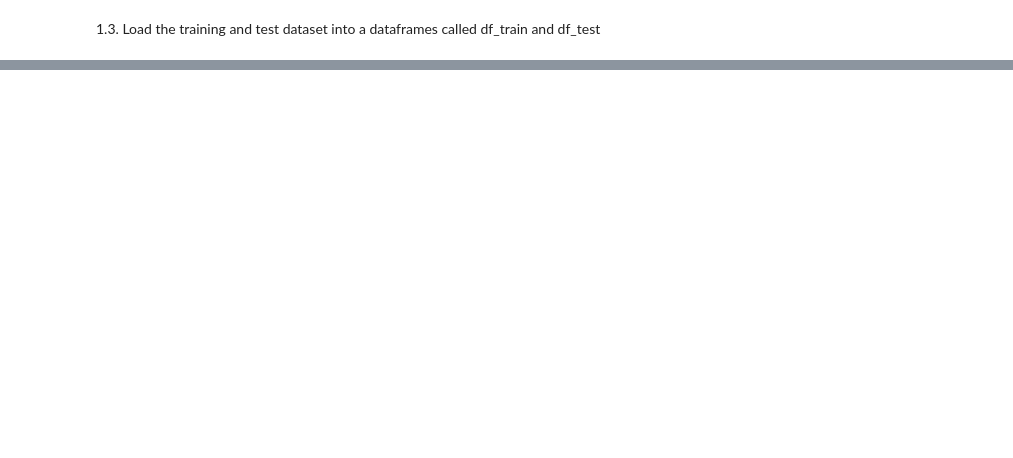
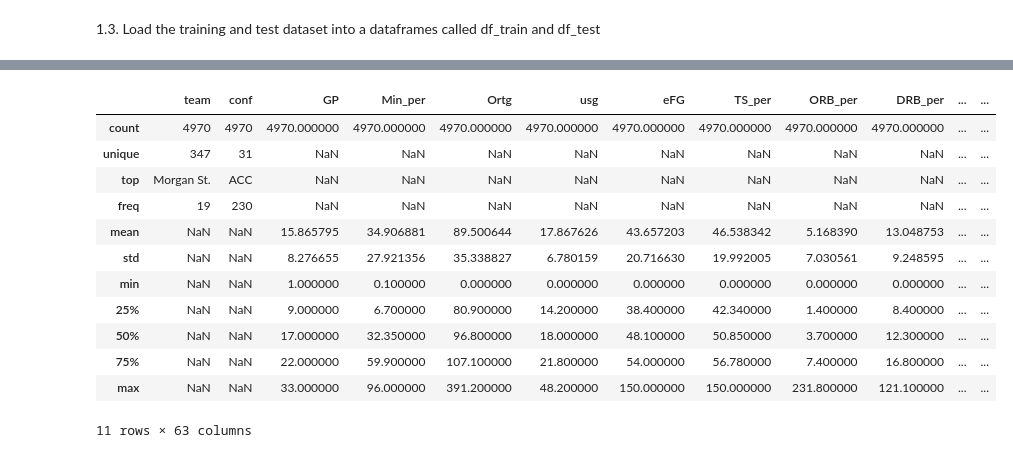
Before and after one commit to Paiynthalir/Kaggle1_NBADraft, a Jupyter notebook: notebooks/paiynthalir_nallamuthu-24715435-week1_baseline.ipynb, the cells around one changed output, grey strips where cells are left out. Saved outputs shown, nothing was run; the diff lists cells and outputs as text; code cells hidden in the pictures; blank space fills up the shorter version.

```diff
--- a/notebooks/paiynthalir_nallamuthu-24715435-week1_baseline.ipynb
+++ b/notebooks/paiynthalir_nallamuthu-24715435-week1_baseline.ipynb
@@ -20,0 +51,17 @@ df_test = pd.read_csv('../data/raw/test.csv')
+# %%
+#Display the descriptive statistics of test dataset
+df_test.describe(include='all')
+# %% [output]
+|  | team | conf | GP | Min_per | Ortg | usg | eFG | TS_per | ORB_per | DRB_per | ... | ... |
+| count | 4970 | 4970 | 4970.000000 | 4970.000000 | 4970.000000 | 4970.000000 | 4970.000000 | 4970.000000 | 4970.000000 | 4970.000000 | ... | ... |
+| unique | 347 | 31 | NaN | NaN | NaN | NaN | NaN | NaN | NaN | NaN | ... | ... |
+| top | Morgan St. | ACC | NaN | NaN | NaN | NaN | NaN | NaN | NaN | NaN | ... | ... |
+| freq | 19 | 230 | NaN | NaN | NaN | NaN | NaN | NaN | NaN | NaN | ... | ... |
+| mean | NaN | NaN | 15.865795 | 34.906881 | 89.500644 | 17.867626 | 43.657203 | 46.538342 | 5.168390 | 13.048753 | ... | ... |
+| std | NaN | NaN | 8.276655 | 27.921356 | 35.338827 | 6.780159 | 20.716630 | 19.992005 | 7.030561 | 9.248595 | ... | ... |
+| min | NaN | NaN | 1.000000 | 0.100000 | 0.000000 | 0.000000 | 0.000000 | 0.000000 | 0.000000 | 0.000000 | ... | ... |
+| 25% | NaN | NaN | 9.000000 | 6.700000 | 80.900000 | 14.200000 | 38.400000 | 42.340000 | 1.400000 | 8.400000 | ... | ... |
+| 50% | NaN | NaN | 17.000000 | 32.350000 | 96.800000 | 18.000000 | 48.100000 | 50.850000 | 3.700000 | 12.300000 | ... | ... |
+| 75% | NaN | NaN | 22.000000 | 59.900000 | 107.100000 | 21.800000 | 54.000000 | 56.780000 | 7.400000 | 16.800000 | ... | ... |
+| max | NaN | NaN | 33.000000 | 96.000000 | 391.200000 | 48.200000 | 150.000000 | 150.000000 | 231.800000 | 121.100000 | ... | ... |
+11 rows × 63 columns
```
Also changed, not shown: parts of 25 cells of this notebook, 3 other files.
